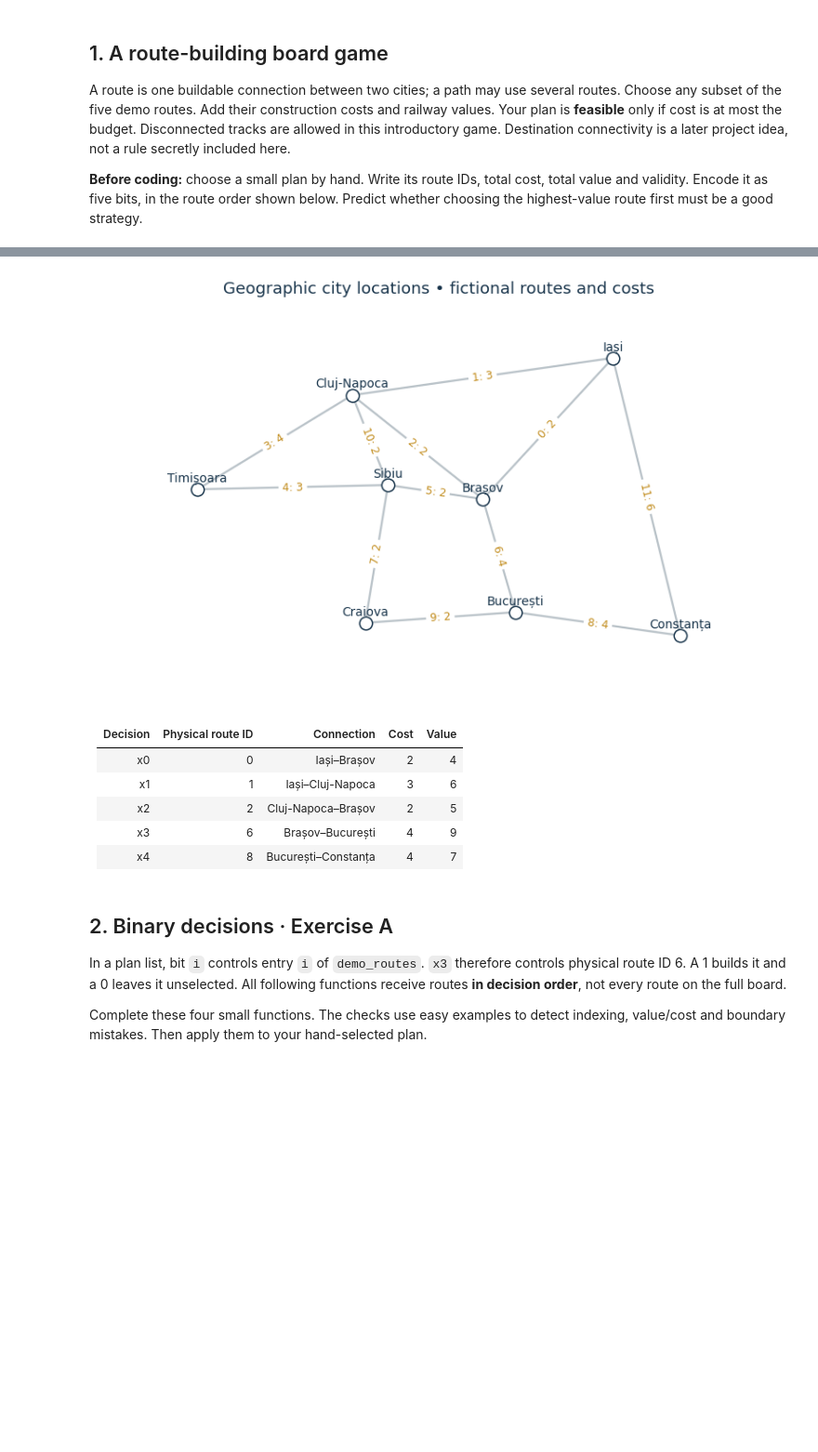
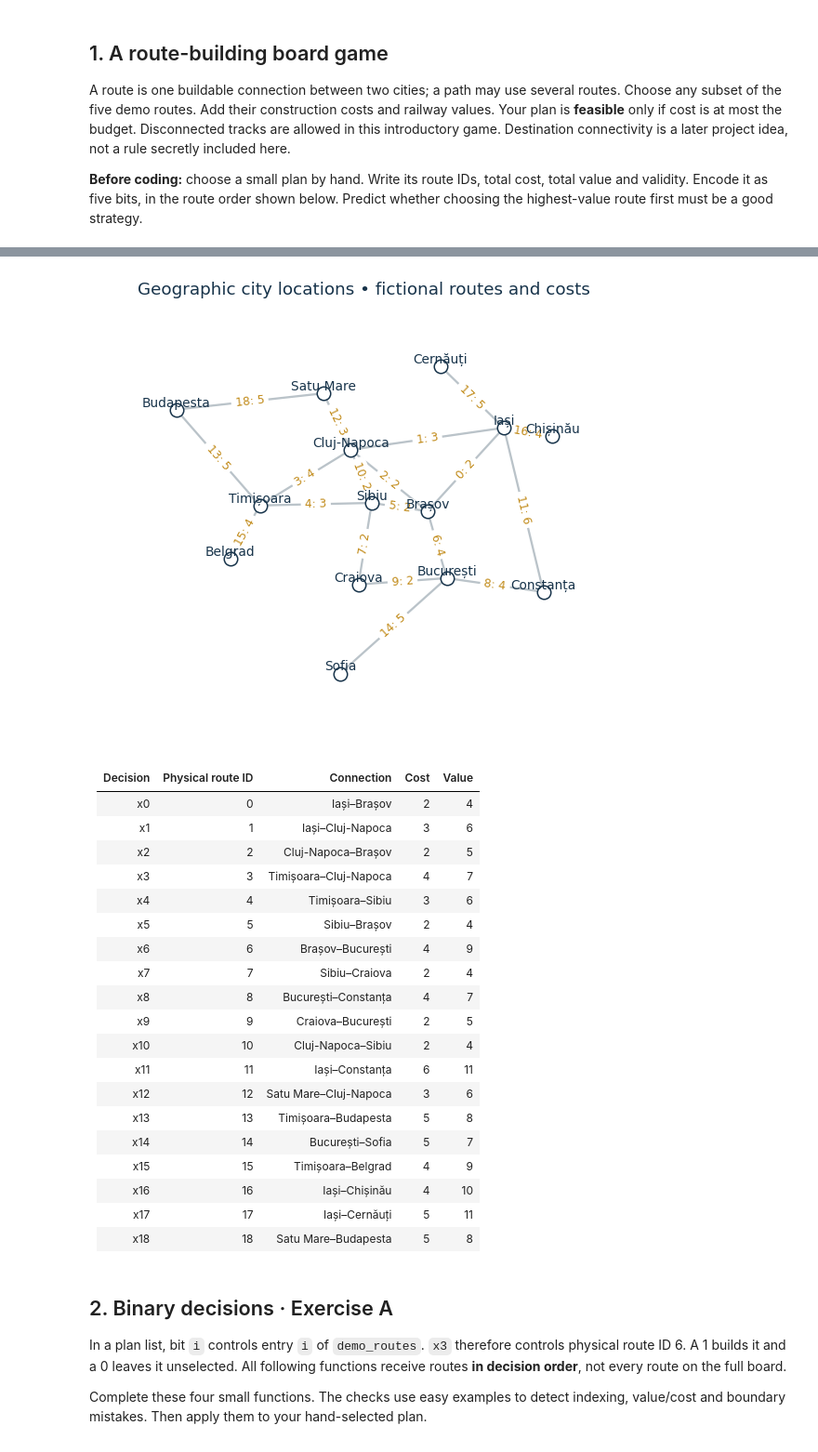
Before and after one commit to hrwire127/Q-Force, a Jupyter notebook: Quantum_Railways_Labb.ipynb, the cells around one changed output, grey strips where cells are left out. Shown at 93% size. Saved outputs shown, nothing was run; the diff lists cells and outputs as text; code cells hidden in the pictures; folded sections open; blank space fills up the shorter version.

```diff
--- a/Quantum_Railways_Labb.ipynb
+++ b/Quantum_Railways_Labb.ipynb
@@ -190,18 +280,32 @@ def distribution_metrics(counts, routes, budget, reference_rows):
 # %%
 draw_board(title='Geographic city locations • fictional routes and costs');plt.show()
 show_table(['Decision','Physical route ID','Connection','Cost','Value'],
     [(f'x{i}',r['id'],'–'.join(r['cities']),r['cost'],r['value']) for i,r in enumerate(demo_routes)])
-my_plan=[1,1,1,0,0]  # Change this to your hand-selected plan.
+my_plan=[int(i < 3) for i in range(N_DECISIONS)]  # Change this to your hand-selected plan.
 # Prediction (edit this Markdown or add a cell): cost __, value __, feasible __.
 # %% [output]
-[figure, old version]
+[figure, new version]
 | Decision | Physical route ID | Connection | Cost | Value |
 | --- | --- | --- | --- | --- |
 | x0 | 0 | Iași–Brașov | 2 | 4 |
 | x1 | 1 | Iași–Cluj-Napoca | 3 | 6 |
 | x2 | 2 | Cluj-Napoca–Brașov | 2 | 5 |
-| x3 | 6 | Brașov–București | 4 | 9 |
-| x4 | 8 | București–Constanța | 4 | 7 |
+| x3 | 3 | Timișoara–Cluj-Napoca | 4 | 7 |
+| x4 | 4 | Timișoara–Sibiu | 3 | 6 |
+| x5 | 5 | Sibiu–Brașov | 2 | 4 |
+| x6 | 6 | Brașov–București | 4 | 9 |
+| x7 | 7 | Sibiu–Craiova | 2 | 4 |
+| x8 | 8 | București–Constanța | 4 | 7 |
+| x9 | 9 | Craiova–București | 2 | 5 |
+| x10 | 10 | Cluj-Napoca–Sibiu | 2 | 4 |
+| x11 | 11 | Iași–Constanța | 6 | 11 |
+| x12 | 12 | Satu Mare–Cluj-Napoca | 3 | 6 |
+| x13 | 13 | Timișoara–Budapesta | 5 | 8 |
+| x14 | 14 | București–Sofia | 5 | 7 |
+| x15 | 15 | Timișoara–Belgrad | 4 | 9 |
+| x16 | 16 | Iași–Chișinău | 4 | 10 |
+| x17 | 17 | Iași–Cernăuți | 5 | 11 |
+| x18 | 18 | Satu Mare–Budapesta | 5 | 8 |
 # %% [markdown]
 ## 2. Binary decisions · Exercise A
 In a plan list, bit `i` controls entry `i` of `demo_routes`. `x3` therefore controls physical route ID 6. A 1 builds it and a 0 leaves it unselected. All following functions receive routes **in decision order**, not every route on the full board.
```
Also changed, not shown: parts of 25 cells of this notebook.
